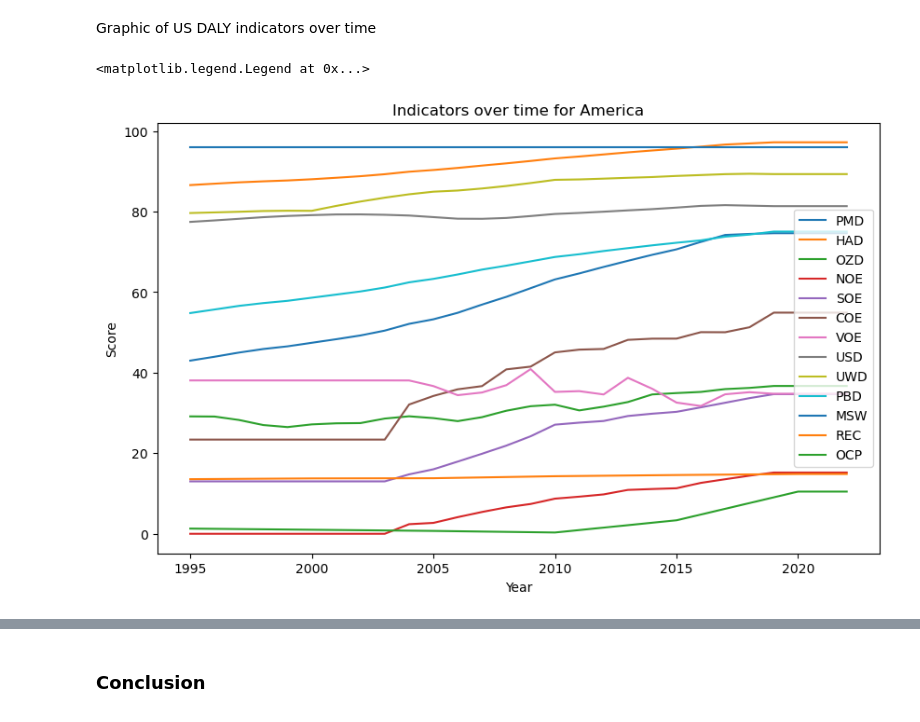
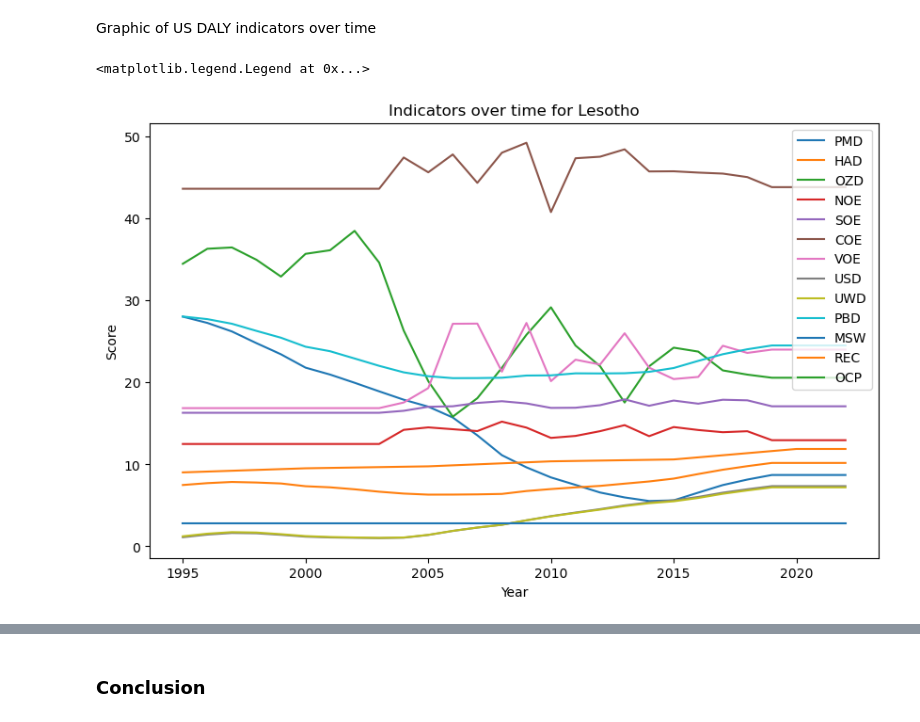
Before and after one commit to sussenbachtucker/DSCI235-Term-Project, a Jupyter notebook: DSCI235FinalProject.ipynb, the cells around one changed output, grey strips where cells are left out. Cells and saved outputs as stored; diff of their text form; code cells hidden in the pictures.

```diff
--- a/DSCI235FinalProject.ipynb
+++ b/DSCI235FinalProject.ipynb
@@ -465,20 +465,20 @@ Interestingly enough, there is a large cluster of countries with a rating around
 Graphic of US DALY indicators over time
 # %%
 # get the numeric iso code for Lesotho, Estonia, Ireland
-USA_num = iso_dict.get("United States of America")
-USA_data = all_data.loc[USA_num].value
+LES_num = iso_dict.get("Lesotho")
+LES_data = all_data.loc[LES_num].value
 
 
 plt.figure(figsize=(10, 6))
 for p_i in indicators:
-    plt.plot(USA_data.droplevel("iso").reorder_levels(["indicator", "year"]).loc[p_i], label = p_i)
+    plt.plot(LES_data.droplevel("iso").reorder_levels(["indicator", "year"]).loc[p_i], label = p_i)
 
 
 plt.xlabel("Year")
 #plt.xticks(years)
 plt.ylabel("Score")
-plt.title("Indicators over time for America") #Disability-Adjusted Life Years per 100,000 people measure the total health burden, including years of life lost to premature death and years lived with disability, adjusted for population age differences
+plt.title("Indicators over time for Lesotho")
 plt.legend()
 # %% [output]
 <matplotlib.legend.Legend at 0x...>
-[figure, old version]
+[figure, new version]
```
Also changed, not shown: parts of 3 cells of this notebook.
